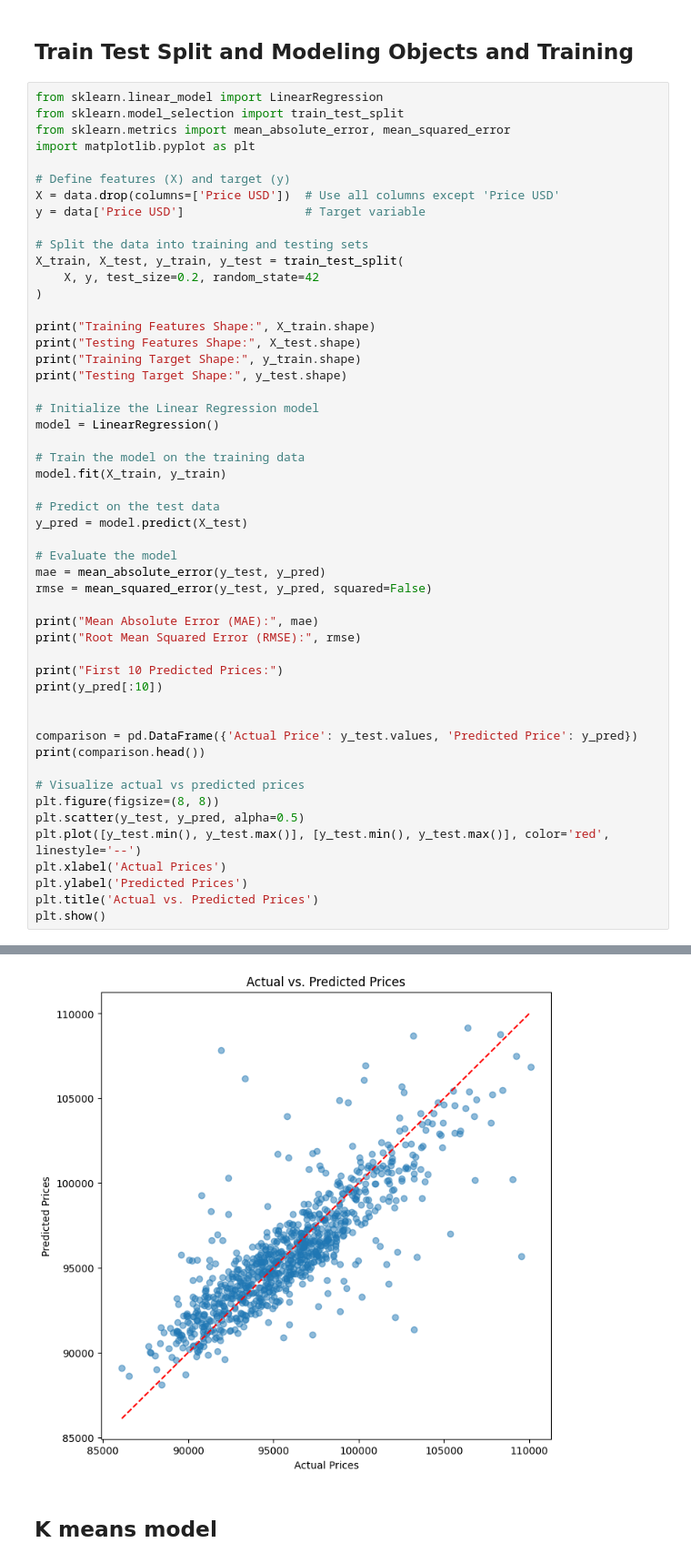
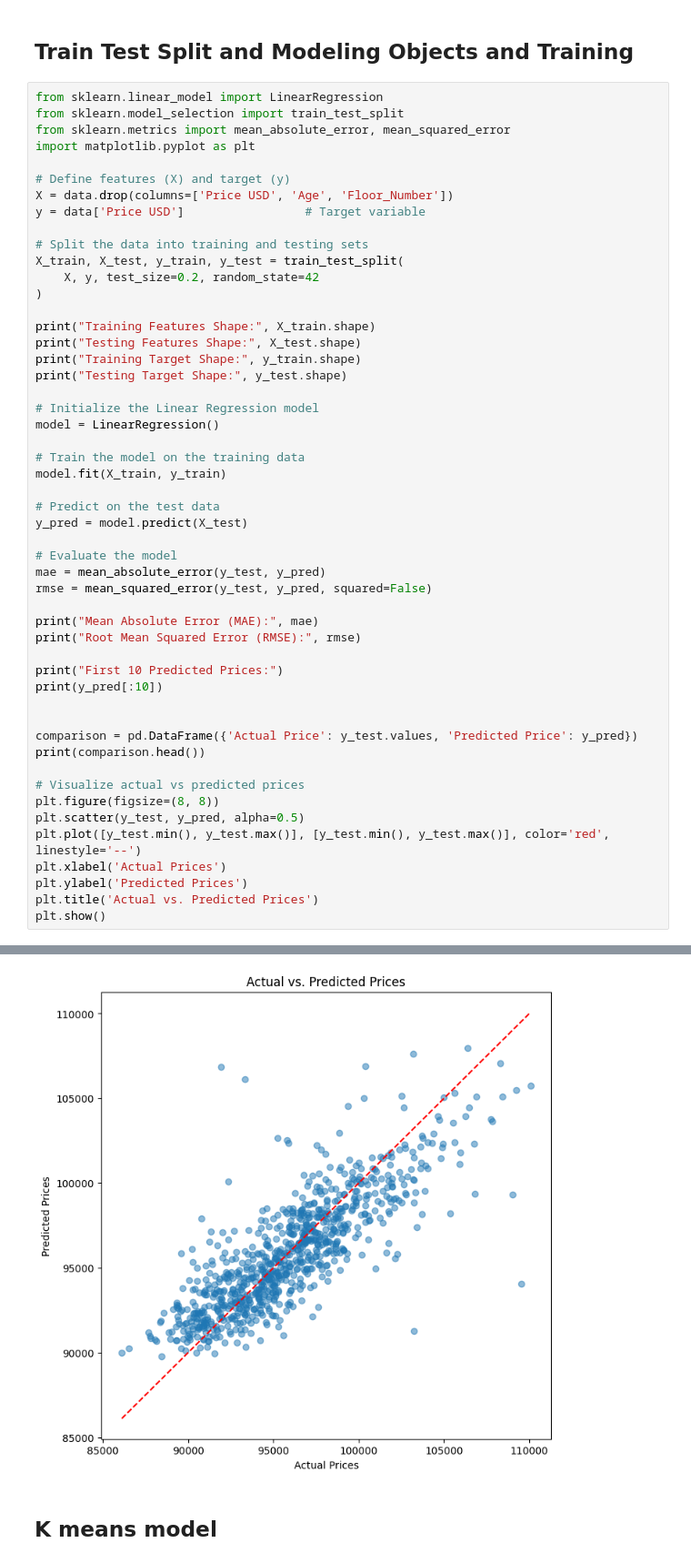
Before and after one commit to 2024-FALL-DSC-412-001/NCState-Exploring-Machine-Learning-DSC412-project-Arjun-Vaish, a Jupyter notebook: housing_price_prediction.ipynb, the cells around one changed output, grey strips where cells are left out. Shown at 91% size. Cells and saved outputs as stored; diff of their text form.

```diff
--- a/housing_price_prediction.ipynb
+++ b/housing_price_prediction.ipynb
@@ -195,7 +201,7 @@ from sklearn.metrics import mean_absolute_error, mean_squared_error
 import matplotlib.pyplot as plt
 
 # Define features (X) and target (y)
-X = data.drop(columns=['Price USD'])  # Use all columns except 'Price USD'
+X = data.drop(columns=['Price USD', 'Age', 'Floor_Number'])
 y = data['Price USD']                 # Target variable
 
 # Split the data into training and testing sets
@@ -259,4 +265,4 @@ First 10 Predicted Prices:
-[figure, old version]
+[figure, new version]
 # %% [markdown]
 ## K means model
 # %%
```
Also changed, not shown: parts of 8 cells of this notebook.
